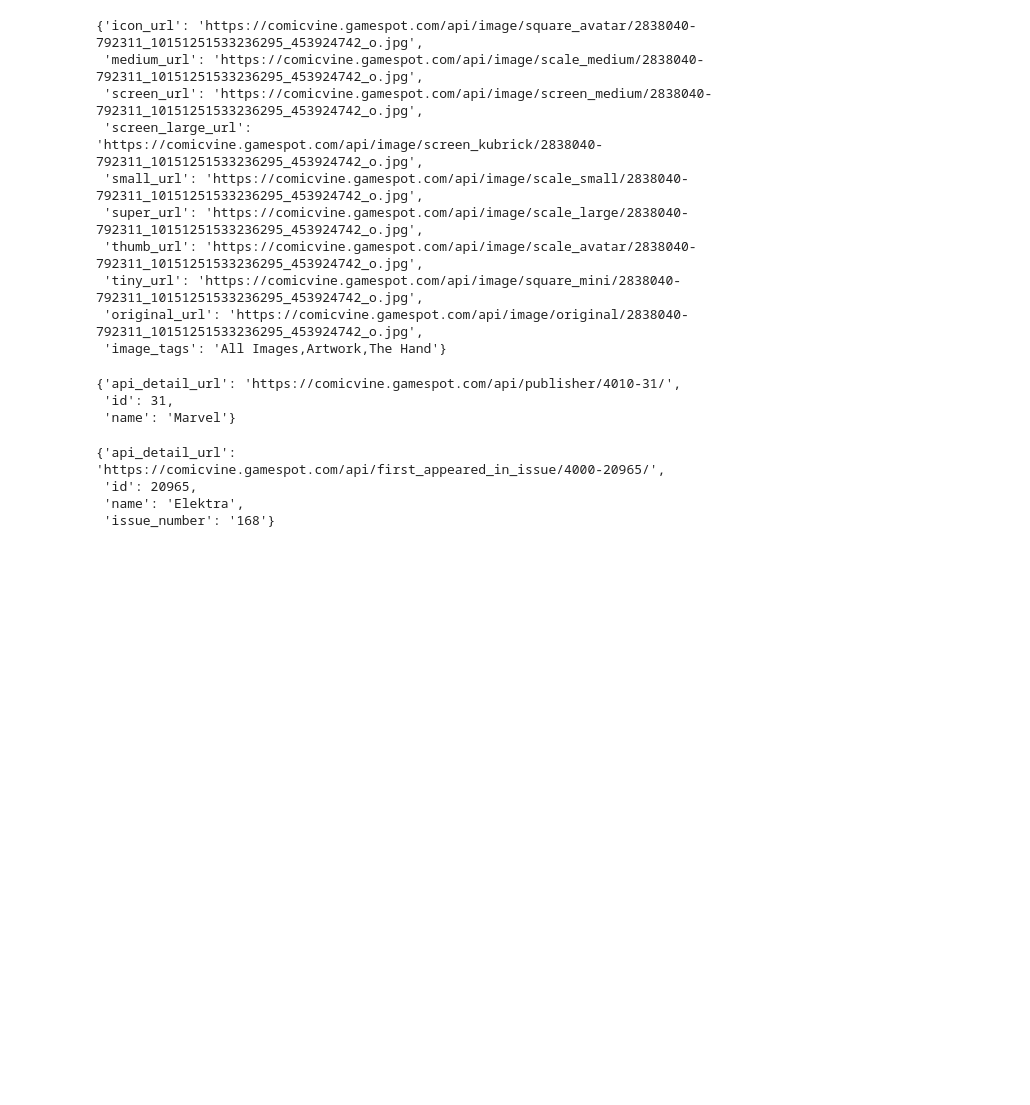
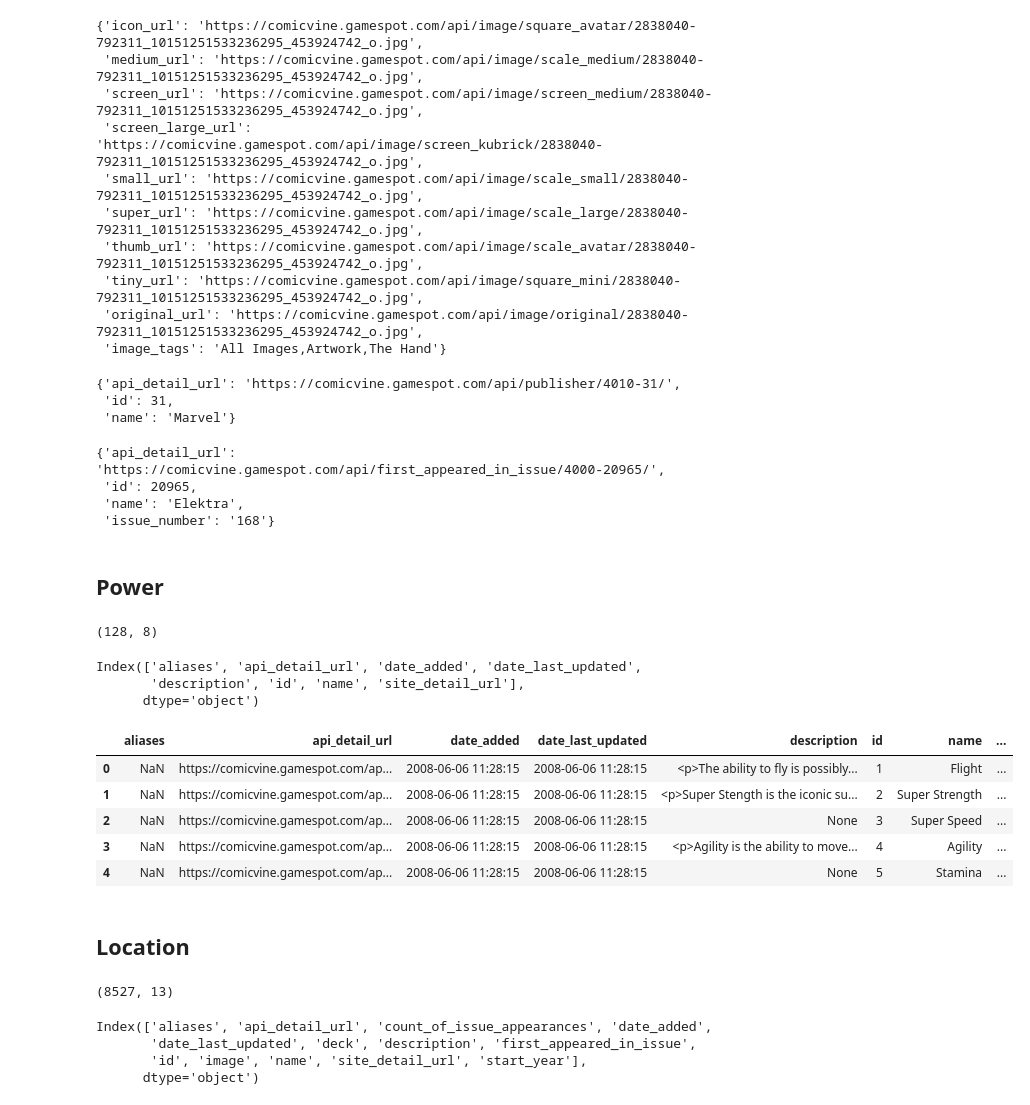
Before and after one commit to ExploringComics/comics-dataset, a Jupyter notebook: notebooks/DataAnalysis-ComicVine.ipynb, the cells around one changed output. Saved outputs shown, nothing was run; the diff lists cells and outputs as text; code cells hidden in the pictures; blank space fills up the shorter version.

```diff
--- a/notebooks/DataAnalysis-ComicVine.ipynb
+++ b/notebooks/DataAnalysis-ComicVine.ipynb
@@ -118,0 +123,23 @@ df_teams.first_appeared_in_issue[0]
+# %% [markdown]
+## Power
+# %%
+df_powers = pd.read_json("../ComicVine/powers.json")
+# %%
+df_powers.shape
+# %% [output]
+(128, 8)
+# %%
+df_powers.columns
+# %% [output]
+Index(['aliases', 'api_detail_url', 'date_added', 'date_last_updated',
+       'description', 'id', 'name', 'site_detail_url'],
+      dtype='object')
+# %%
+df_powers.head()
+# %% [output]
+|  | aliases | api_detail_url | date_added | date_last_updated | description | id | name | ... |
+| 0 | NaN | https://comicvine.gamespot.com/ap... | 2008-06-06 11:28:15 | 2008-06-06 11:28:15 | <p>The ability to fly is possibly... | 1 | Flight | ... |
+| 1 | NaN | https://comicvine.gamespot.com/ap... | 2008-06-06 11:28:15 | 2008-06-06 11:28:15 | <p>Super Stength is the iconic su... | 2 | Super Strength | ... |
+| 2 | NaN | https://comicvine.gamespot.com/ap... | 2008-06-06 11:28:15 | 2008-06-06 11:28:15 | None | 3 | Super Speed | ... |
+| 3 | NaN | https://comicvine.gamespot.com/ap... | 2008-06-06 11:28:15 | 2008-06-06 11:28:15 | <p>Agility is the ability to move... | 4 | Agility | ... |
+| 4 | NaN | https://comicvine.gamespot.com/ap... | 2008-06-06 11:28:15 | 2008-06-06 11:28:15 | None | 5 | Stamina | ... |
@@ -118,0 +150,2 @@ df_teams.first_appeared_in_issue[0]
+# %% [markdown]
+## Location
@@ -118,0 +154,11 @@ df_teams.first_appeared_in_issue[0]
+# %%
+df_locations.shape
+# %% [output]
+(8527, 13)
+# %%
+df_locations.columns
+# %% [output]
+Index(['aliases', 'api_detail_url', 'count_of_issue_appearances', 'date_added',
+       'date_last_updated', 'deck', 'description', 'first_appeared_in_issue',
+       'id', 'image', 'name', 'site_detail_url', 'start_year'],
+      dtype='object')
```
Also changed, not shown: parts of 18 cells of this notebook, 5 other files.
